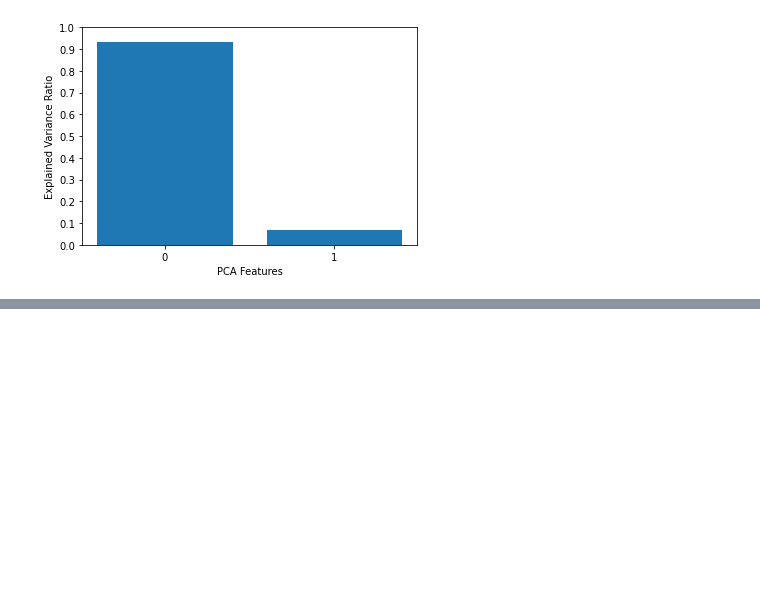
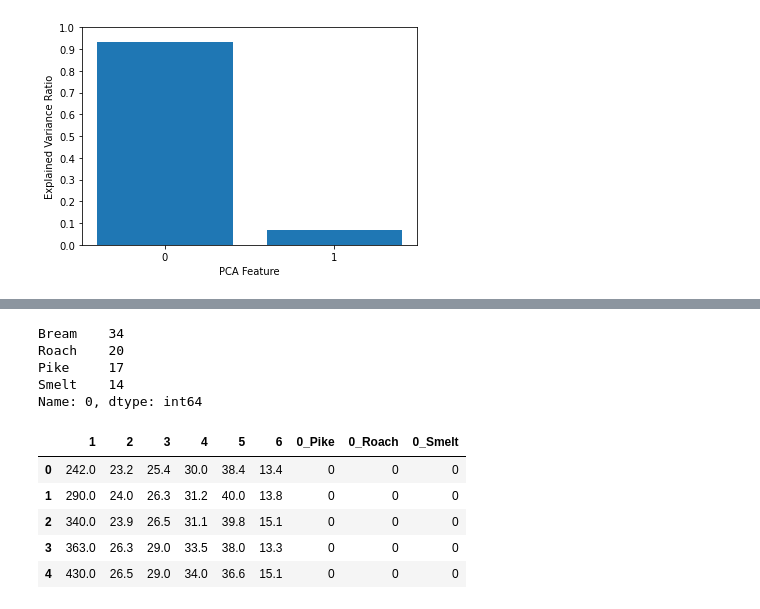
Before and after one commit to rmarinplana/personalProjects, a Jupyter notebook: unsupervised_learning_study.ipynb, the cells around one changed output, grey strips where cells are left out. Cells and saved outputs as stored; diff of their text form; code cells hidden in the pictures; blank space fills up the shorter version.

```diff
--- a/unsupervised_learning_study.ipynb
+++ b/unsupervised_learning_study.ipynb
@@ -128,0 +141,18 @@ PCA 1 explains 93% of the variance of the features.
+# %%
+fish[0].value_counts()
+# %% [output]
+Bream    34
+Roach    20
+Pike     17
+Smelt    14
+Name: 0, dtype: int64
+# %%
+fish = pd.get_dummies(fish, drop_first=True)
+fish.head()
+# %% [output]
+|  | 1 | 2 | 3 | 4 | 5 | 6 | 0_Pike | 0_Roach | 0_Smelt |
+| 0 | 242.0 | 23.2 | 25.4 | 30.0 | 38.4 | 13.4 | 0 | 0 | 0 |
+| 1 | 290.0 | 24.0 | 26.3 | 31.2 | 40.0 | 13.8 | 0 | 0 | 0 |
+| 2 | 340.0 | 23.9 | 26.5 | 31.1 | 39.8 | 15.1 | 0 | 0 | 0 |
+| 3 | 363.0 | 26.3 | 29.0 | 33.5 | 38.0 | 13.3 | 0 | 0 | 0 |
+| 4 | 430.0 | 26.5 | 29.0 | 34.0 | 36.6 | 15.1 | 0 | 0 | 0 |
```
Also changed, not shown: parts of 7 cells of this notebook.
